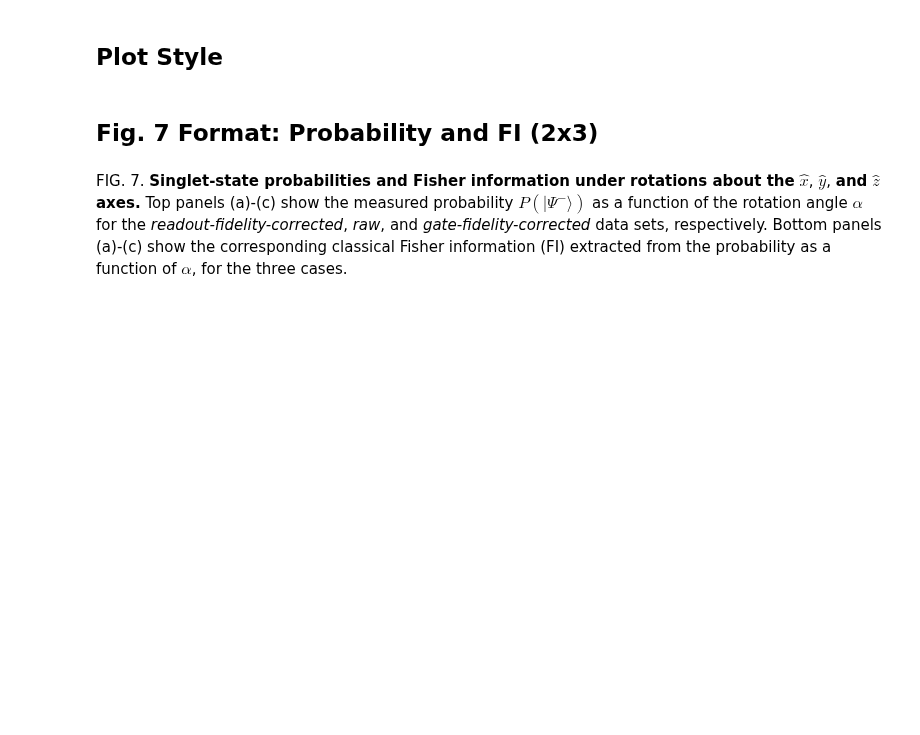
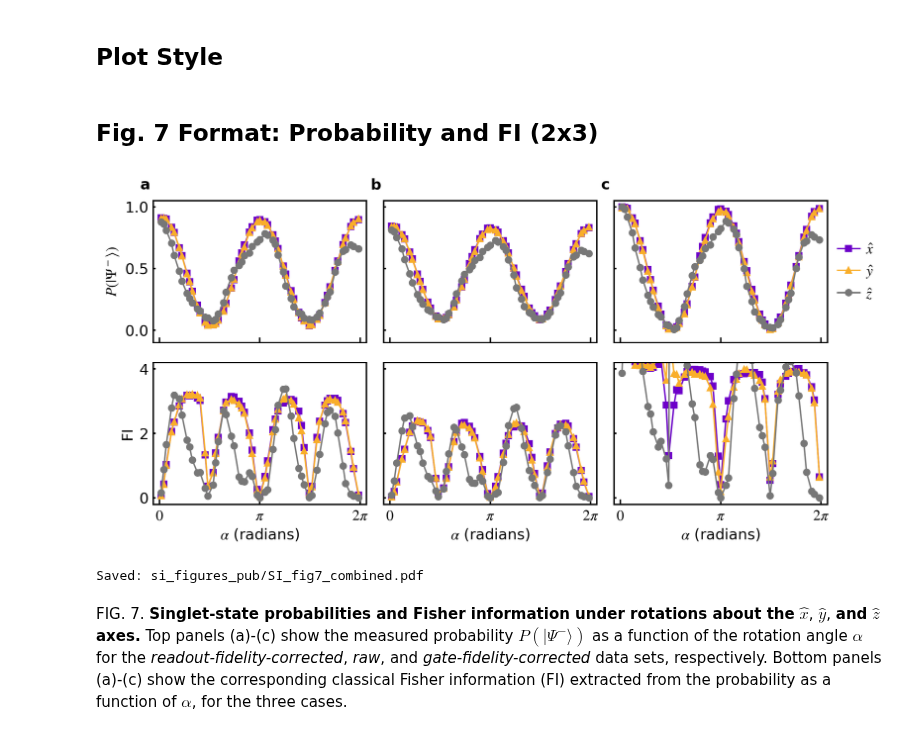
Before and after one commit to murchlab/positronium-sensing, a Jupyter notebook: notebooks/04_combined_plots.ipynb, the cells around one changed output. Drawn from its saved outputs; the diff is of its cells as text; code cells hidden in the pictures; blank space fills up the shorter version.

Commit message:
Enable usetex figure rendering and refine notebook typography

```diff
--- a/notebooks/04_combined_plots.ipynb
+++ b/notebooks/04_combined_plots.ipynb
@@ -162,19 +178,27 @@ import numpy as np
 import matplotlib as mpl
 import matplotlib.pyplot as plt
 
-lw = 1
+lw = 1.2
 mpl.rcParams['axes.linewidth'] = lw
 mpl.rcParams['lines.linewidth'] = lw
 mpl.rcParams['xtick.major.width'] = lw
 mpl.rcParams['ytick.major.width'] = lw
 mpl.rcParams['xtick.major.size'] = 2
 mpl.rcParams['ytick.major.size'] = 2
-mpl.rcParams['font.size'] = 8
-mpl.rcParams['axes.labelsize'] = 8
-mpl.rcParams['axes.titlesize'] = 8
-mpl.rcParams['legend.fontsize'] = 7
-mpl.rcParams['xtick.labelsize'] = 7
-mpl.rcParams['ytick.labelsize'] = 7
+mpl.rcParams['font.size'] = 12
+mpl.rcParams['axes.labelsize'] = 12
+mpl.rcParams['axes.titlesize'] = 12
+mpl.rcParams['legend.fontsize'] = 12
+mpl.rcParams['xtick.labelsize'] = 12
+mpl.rcParams['ytick.labelsize'] = 12
+mpl.rcParams['font.family'] = 'sans-serif'
+mpl.rcParams['font.sans-serif'] = ['DejaVu Sans', 'Arial', 'Helvetica']
+mpl.rcParams['mathtext.fontset'] = 'stix'
+mpl.rcParams['mathtext.rm'] = 'STIXGeneral'
+mpl.rcParams['mathtext.it'] = 'STIXGeneral:italic'
+mpl.rcParams['mathtext.bf'] = 'STIXGeneral:bold'
+mpl.rcParams['text.usetex'] = True
+mpl.rcParams['text.latex.preamble'] = r'\usepackage{amsmath}\usepackage{amssymb}\usepackage{bm}\usepackage{helvet}\renewcommand{\familydefault}{\sfdefault}'
 
 style_x = dict(color='#6D00C9', marker='s', linestyle='-', markersize=5.0, label=r'$\hat{x}$')
 style_y = dict(color='#F9AE2A', marker='^', linestyle='-', markersize=5.0, label=r'$\hat{y}$')
@@ -183,8 +207,8 @@ style_z = dict(color='#777777', marker='o', linestyle='-', markersize=5.0, label
 xticks = [0, np.pi, 2*np.pi]
 xticklabels = [r'$0$', r'$\pi$', r'$2\pi$']
 
-style_mean = dict(color='blue', marker='o', linestyle='-', markersize=5.0, label=r'FI from $|\Psi^-\rangle$')
-style_hline = dict(color='red', linestyle='--', linewidth=1.2, label=r'Avg. FI from $|\Psi^-\rangle$')
+style_mean = dict(color='blue', marker='o', linestyle='-', markersize=5.0, label=r'FI from $\left|\vphantom{\int}\Psi^-\right\rangle$')
+style_hline = dict(color='red', linestyle='--', linewidth=1.2, label=r'Avg. FI from $\left|\vphantom{\int}\Psi^-\right\rangle$')
 # %% [markdown]
 ## Fig. 7 Format: Probability and FI (2x3)
 # %%
@@ -193,7 +217,7 @@ import numpy as np
 import matplotlib.pyplot as plt
 
 style_order = ['original', 'raw', 'corrected']
-panel_letters = ['a', 'b', 'c']
+panel_letters = [r'\textbf{\textsf{a}}', r'\textbf{\textsf{b}}', r'\textbf{\textsf{c}}']
 
 # Approximate size/aspect of attached figure
 fig, axes = plt.subplots(2, 3, figsize=(9.0, 4.15), dpi=300, sharex='col')
@@ -222,35 +246,38 @@ for j, style in enumerate(style_order):
     ax2.set_ylim(-0.2, 4.2)
     ax2.set_xticks(xticks)
     ax2.set_xticklabels(xticklabels)
     ax2.set_yticks([0, 2, 4])
     ax2.tick_params(axis='both', which='both', direction='in')
     ax2.tick_params(axis='x', length=4, width=lw, direction='in')
     ax2.set_xlabel(r'$\alpha$ (radians)')
 
     # Panel letters
     axes[0, j].text(-0.06, 1.06, panel_letters[j], transform=axes[0, j].transAxes,
-                    fontsize=12, fontweight='bold', va='bottom', ha='left')
+                    fontsize=12, va='bottom', ha='left')
 
 # Shared y-labels (left column only)
-axes[0, 0].set_ylabel(r'$P(|\Psi^-\rangle)$')
+axes[0, 0].set_ylabel(r'$P(\left|\vphantom{\int}\Psi^-\right\rangle)$')
 axes[1, 0].set_ylabel('FI')
 
 # Hide repeated y tick labels for inner/right columns
 for j in [1, 2]:
     axes[0, j].set_yticklabels([])
     axes[1, j].set_yticklabels([])
 
 # Legend only on top-right panel, outside axis
 axes[0, 2].legend(frameon=False, loc='center left', bbox_to_anchor=(1.02, 0.5),
                   handlelength=1.5, handletextpad=0.4, borderaxespad=0.0)
 
 fig.subplots_adjust(left=0.06, right=0.90, top=0.93, bottom=0.11, wspace=0.08, hspace=0.14)
 
 outpath = os.path.join('si_figures_pub', 'SI_fig7_combined.pdf')
 os.makedirs(os.path.dirname(outpath), exist_ok=True)
 fig.savefig(outpath, bbox_inches='tight')
 plt.show()
 print('Saved:', outpath)
+# %% [output]
+[figure, added]
+Saved: si_figures_pub/SI_fig7_combined.pdf
 # %% [markdown]
 FIG. 7. **Singlet-state probabilities and Fisher information under rotations about the** $\hat{x}$, $\hat{y}$, **and** $\hat{z}$ **axes.** Top panels (a)-(c) show the measured probability $P(|\Psi^-\rangle)$ as a function of the rotation angle $\alpha$ for the *readout-fidelity-corrected*, *raw*, and *gate-fidelity-corrected* data sets, respectively. Bottom panels (a)-(c) show the corresponding classical Fisher information (FI) extracted from the probability as a function of $\alpha$, for the three cases.
 # %% [markdown]
```
Also changed, not shown: parts of 5 cells of this notebook, 9 other files.
